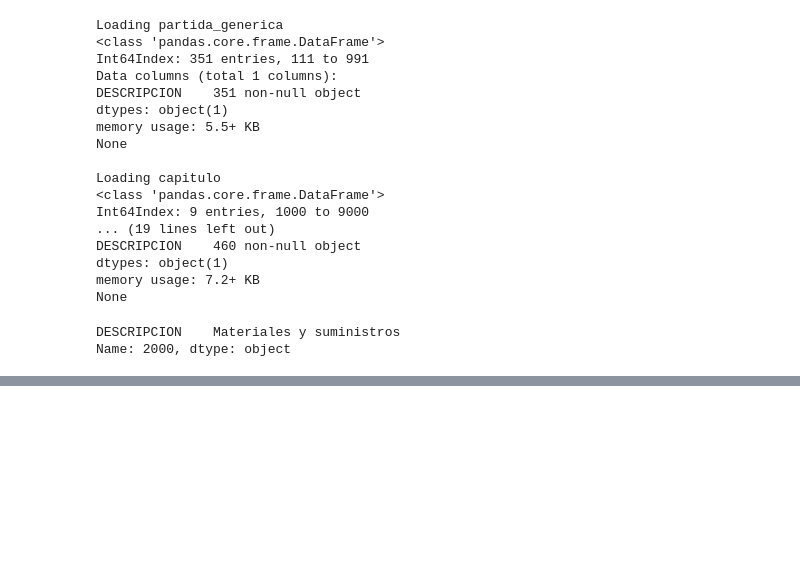
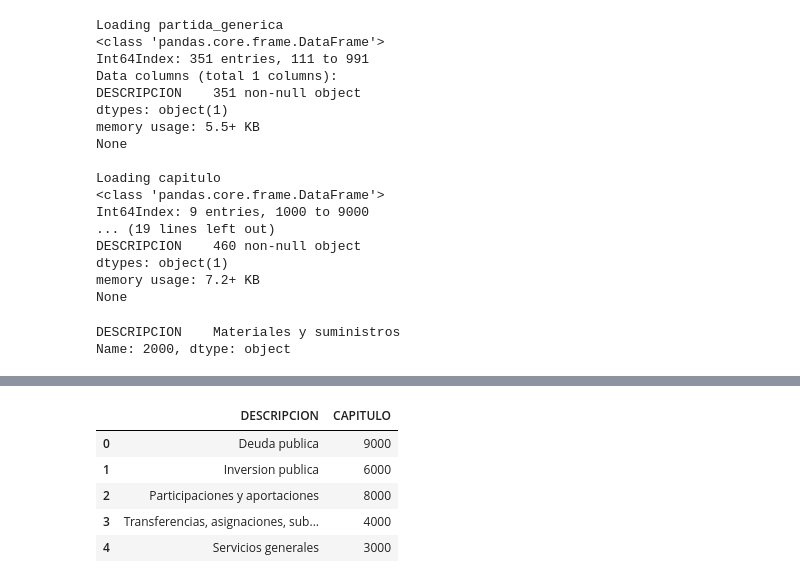
Before and after one commit to os-data/mexican-federal-budget, a Jupyter notebook: sandbox/objeto_del_gasto_catalog.ipynb, the cells around one changed output, grey strips where cells are left out. Saved outputs shown, nothing was run; the diff lists cells and outputs as text; code cells hidden in the pictures; blank space fills up the shorter version.

```diff
--- a/sandbox/objeto_del_gasto_catalog.ipynb
+++ b/sandbox/objeto_del_gasto_catalog.ipynb
@@ -202,0 +205,10 @@ Name: 2000, dtype: object
+# %%
+from pandas import DataFrame
+from numpy import nan, int32
+
+ids = catalogs['capitulo'].sample(n=6).reset_index()
+del ids['DESCRIPCION']
+ids.loc[5] = nan
+ids['CAPITULO'] = ids['CAPITULO'].astype(str, inplace=True)
+print(ids.info())
+ids
@@ -202,0 +248,4 @@ Name: 2000, dtype: object
+# %%
+description = catalog['capitulo'].loc[ids['CAPITULO']]['DESCRIPCION'].reset_index()
+del description['CAPITULO']
+description
@@ -202,0 +259,11 @@ Name: 2000, dtype: object
+# %%
+from pandas import concat
+
+concat([description, ids], axis=1)
+# %% [output]
+|  | DESCRIPCION | CAPITULO |
+| 0 | Deuda publica | 9000 |
+| 1 | Inversion publica | 6000 |
+| 2 | Participaciones y aportaciones | 8000 |
+| 3 | Transferencias, asignaciones, sub... | 4000 |
+| 4 | Servicios generales | 3000 |
```
Also changed, not shown: parts of 27 cells of this notebook, 2 other files.
